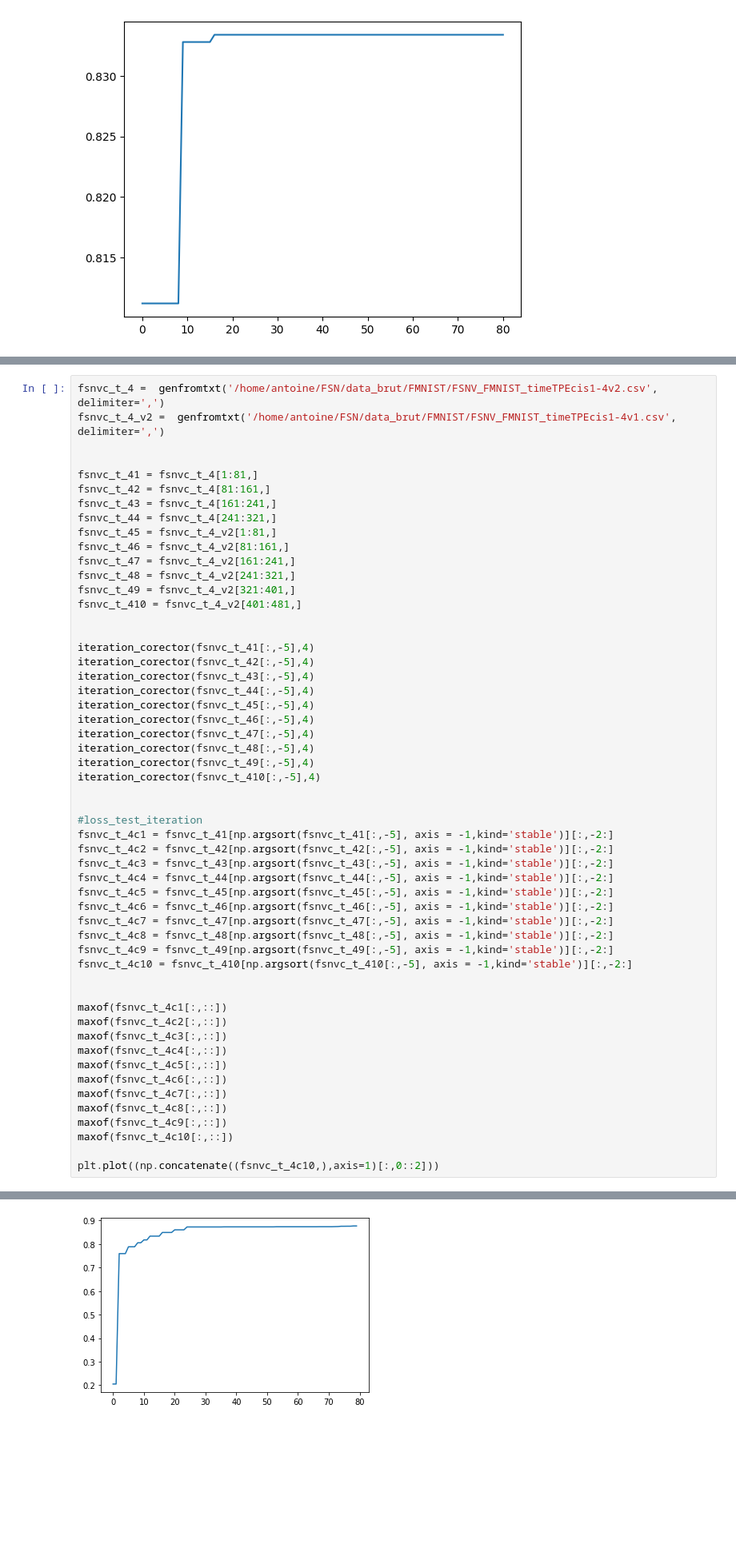
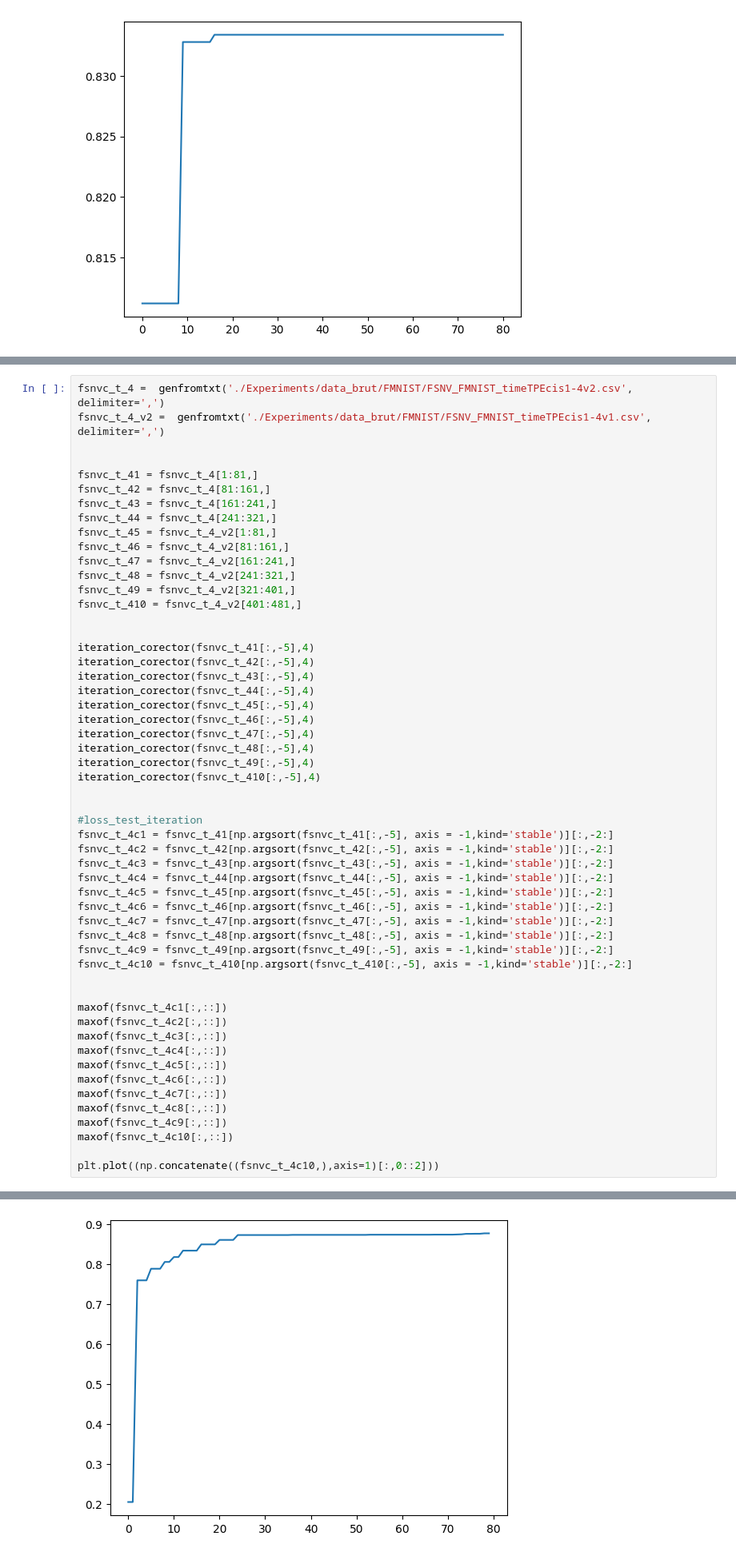
Before and after one commit to TheBlueHawk/GPBT-HEBO, a Jupyter notebook: GPBT/FMNISTAnalytics.ipynb, the cells around one changed output, grey strips where cells are left out. Shown at 80% size. Drawn from its saved outputs; the diff is of its cells as text; blank space fills up the shorter version.

```diff
--- a/GPBT/FMNISTAnalytics.ipynb
+++ b/GPBT/FMNISTAnalytics.ipynb
@@ -489,8 +498,8 @@ maxof(fsnvc_nt_4c10[:,::])
 (81, 2)
 (81, 2)
 # %%
-fsnvc_t_4 =  genfromtxt('/home/antoine/FSN/data_brut/FMNIST/FSNV_FMNIST_timeTPEcis1-4v2.csv', delimiter=',')
-fsnvc_t_4_v2 =  genfromtxt('/home/antoine/FSN/data_brut/FMNIST/FSNV_FMNIST_timeTPEcis1-4v1.csv', delimiter=',')
+fsnvc_t_4 =  genfromtxt('./Experiments/data_brut/FMNIST/FSNV_FMNIST_timeTPEcis1-4v2.csv', delimiter=',')
+fsnvc_t_4_v2 =  genfromtxt('./Experiments/data_brut/FMNIST/FSNV_FMNIST_timeTPEcis1-4v1.csv', delimiter=',')
 
 
 fsnvc_t_41 = fsnvc_t_4[1:81,]
@@ -527,34 +536,34 @@ fsnvc_t_4c6 = fsnvc_t_46[np.argsort(fsnvc_t_46[:,-5], axis = -1,kind='stable')][
 fsnvc_t_4c7 = fsnvc_t_47[np.argsort(fsnvc_t_47[:,-5], axis = -1,kind='stable')][:,-2:]
 fsnvc_t_4c8 = fsnvc_t_48[np.argsort(fsnvc_t_48[:,-5], axis = -1,kind='stable')][:,-2:]
 fsnvc_t_4c9 = fsnvc_t_49[np.argsort(fsnvc_t_49[:,-5], axis = -1,kind='stable')][:,-2:]
 fsnvc_t_4c10 = fsnvc_t_410[np.argsort(fsnvc_t_410[:,-5], axis = -1,kind='stable')][:,-2:]
 
 
 maxof(fsnvc_t_4c1[:,::])
 maxof(fsnvc_t_4c2[:,::])
 maxof(fsnvc_t_4c3[:,::])
 maxof(fsnvc_t_4c4[:,::])
 maxof(fsnvc_t_4c5[:,::])
 maxof(fsnvc_t_4c6[:,::])
 maxof(fsnvc_t_4c7[:,::])
 maxof(fsnvc_t_4c8[:,::])
 maxof(fsnvc_t_4c9[:,::])
 maxof(fsnvc_t_4c10[:,::])
 
 plt.plot((np.concatenate((fsnvc_t_4c10,),axis=1)[:,0::2]))
 # %% [output]
 (81, 2)
 (81, 2)
 (81, 2)
 (81, 2)
 (81, 2)
 (81, 2)
 (81, 2)
 (81, 2)
 (81, 2)
 (81, 2)
 [<matplotlib.lines.Line2D at 0x...>]
-[figure, old version]
+[figure, new version]
 # %%
 [i,j,k,l] = getall(np.concatenate((pb1,pb2,pb3,pb4,pb5,pb6,pb7,pb8,pb9,pb10,pb0),axis=1))
 [it,jt,kt,lt] = getall(np.concatenate((pbt1,pbt2,pbt3,pbt4,pbt5,pbt6,pbt7,pbt8,pbt9,pbt10),axis=1))
```
Also changed, not shown: parts of 16 cells of this notebook, 4 other files.
